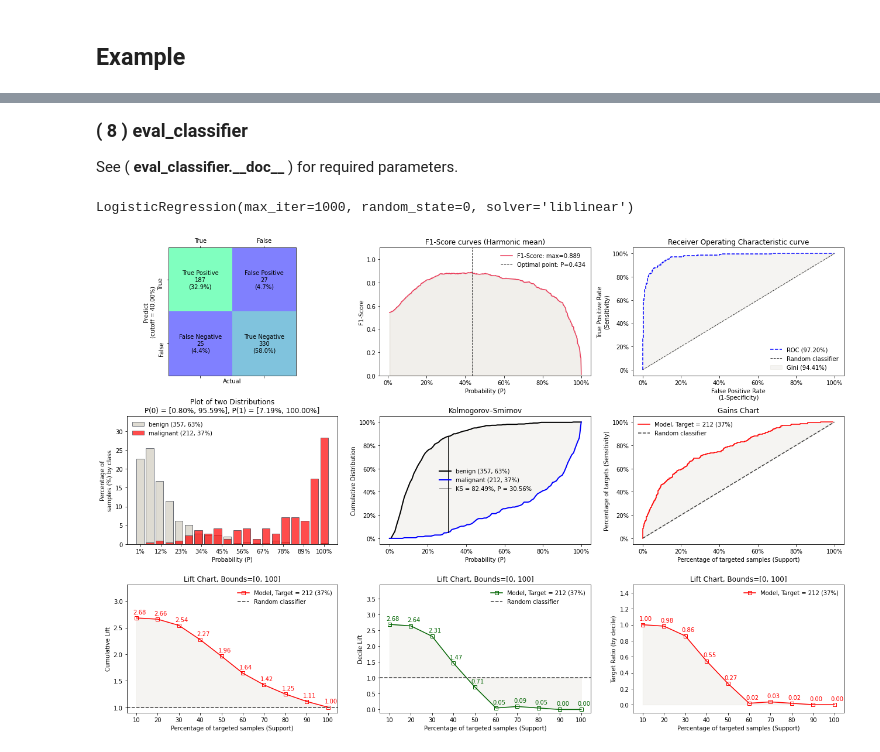
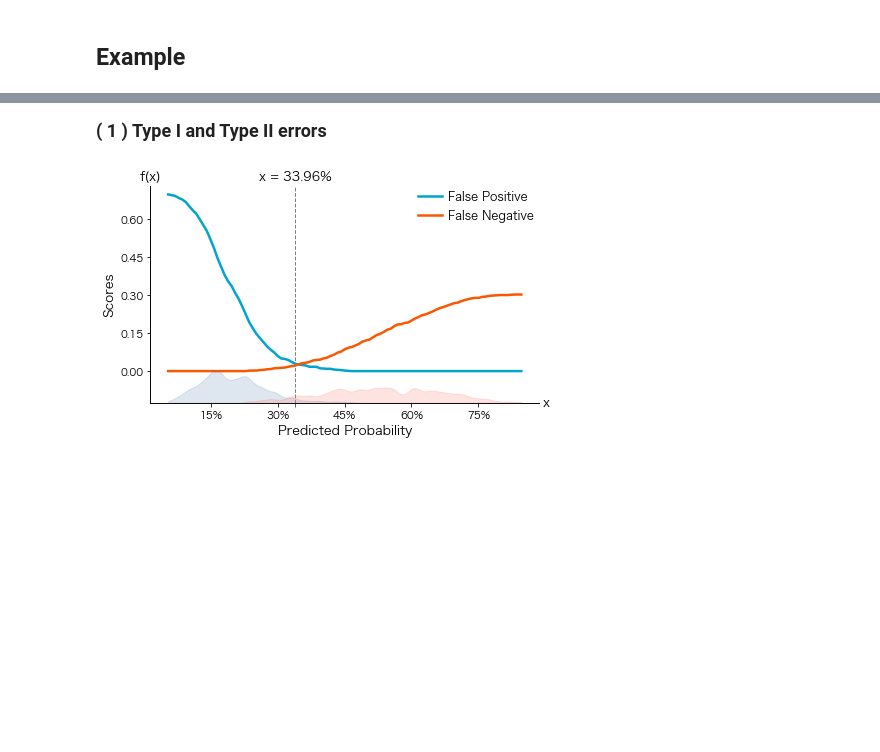
Before and after one commit to Nak007/model_validation, a Jupyter notebook: model_validation_colab.ipynb, the cells around one changed output, grey strips where cells are left out. Cells and saved outputs as stored; diff of their text form; code cells hidden in the pictures; blank space fills up the shorter version.

```diff
--- a/model_validation_colab.ipynb
+++ b/model_validation_colab.ipynb
@@ -51,4 +29,23 @@ y = np.where(y==1,0,1)
+# %%
+from sklearn.datasets import make_classification
+X, y = make_classification(n_samples     = 1000,
+                           n_features    = 50,
+                           n_informative = 15,
+                           n_redundant   = 20,
+                           random_state  = 0,
+                           shuffle       = True,
+                           n_classes     = 2,
+                           weights       = [0.7, 0.3])
+
+X = pd.DataFrame(X, columns=["feature_" + str(n).zfill(2)
+                             for n in range(1,X.shape[1]+1)])
 # %%
 from sklearn.ensemble import RandomForestClassifier
-clf = RandomForestClassifier(n_estimators=5, max_depth=5, random_state=0)
-clf.fit(X, y)
+
+init_kwargs = {"random_state": 0,
+               "n_estimators": 50,
+               "n_jobs"      : -1,
+               'max_depth'   : 5,
+               "max_features": 5}
+
+clf = RandomForestClassifier(**init_kwargs).fit(X, y)
@@ -61,2 +53,0 @@ Change `figure.figsize`.
-# %%
-plt.rcParams['figure.figsize']= (6,4)
@@ -207,10 +53,0 @@ plt.show()
-# %% [markdown]
-**<font size=4>( 8 ) eval_classifier</font>**
-
-See ( **eval_classifier.\_\_doc_\_** ) for required parameters.
-# %%
-from sklearn.linear_model import LogisticRegression
-logit = LogisticRegression(random_state=0, solver='liblinear', max_iter=1000)
-logit.fit(X.iloc[:,:3], y)
-# %% [output]
-LogisticRegression(max_iter=1000, random_state=0, solver='liblinear')
@@ -219,22 +54,6 @@ y_logit = logit.predict_proba(X.iloc[:,:3])[:,1].ravel()
-# %%
-fig = plt.figure(figsize=(18,12))
-locs = [(m,n) for m in range(3) for n in range(3)]
-params = {'columns':3,
-          'ax_dict':[{'threshold':0.4, 'mat_dict':{'cmap':plt.cm.winter}},
-                     {'fill_dict':{'alpha':0.3, 'linewidth':2}},
-                     {'plot_dict':{'color':'blue', 'linestyle':'--'}},
-                     {'n_tick':10, 'bins':20, 'labels':data().target_names[::-1],
-                      'bar_dict':{'width':0.8, 'alpha':0.7}},
-                     {'labels':data().target_names[::-1],'colors':['black','blue']},
-                     {'plot_dict':{'drawstyle':'steps-mid', 'dash_joinstyle':'round', 'snap':True}},
-                     {'plot':'cumu', 'bound':[0,100], 'step':10},
-                     {'plot':'decile', 'bound':[0,100], 'step':10,
-                      'plot_dict':{'color':'darkgreen'},'font_dict':{'color':'darkgreen'}},
-                     {'plot':'rate', 'bound':[0,100], 'step':10}],
-          'axes'   : [plt.subplot2grid((3,3), loc) for loc in locs]
-         }
-eval_classifier(y, y_logit, **params)
-fig.tight_layout()
-plt.show()
-# %% [output]
-[figure, removed]
+# %% [markdown]
+**<font size=4>( 1 ) Type I and Type II errors</font>**
+# %%
+ax = error_plot_base(y, y_proba)
+# %% [output]
+[figure, added]
```
Also changed, not shown: parts of 47 cells of this notebook, 1 other file.
